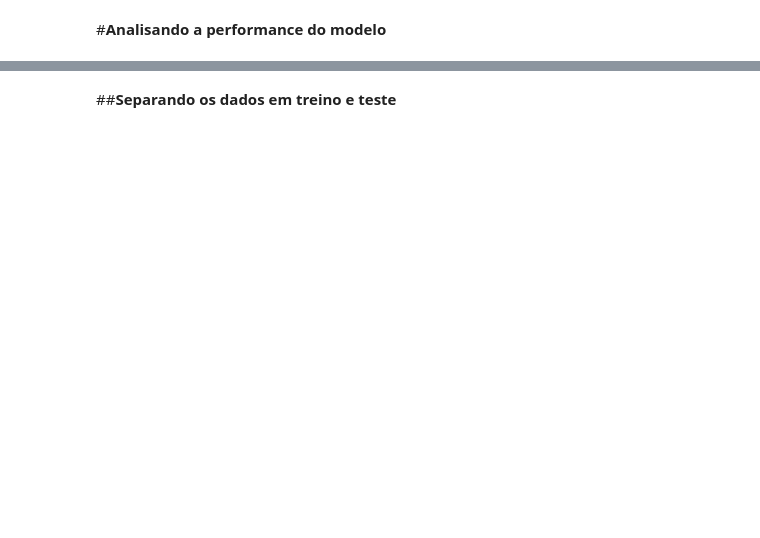
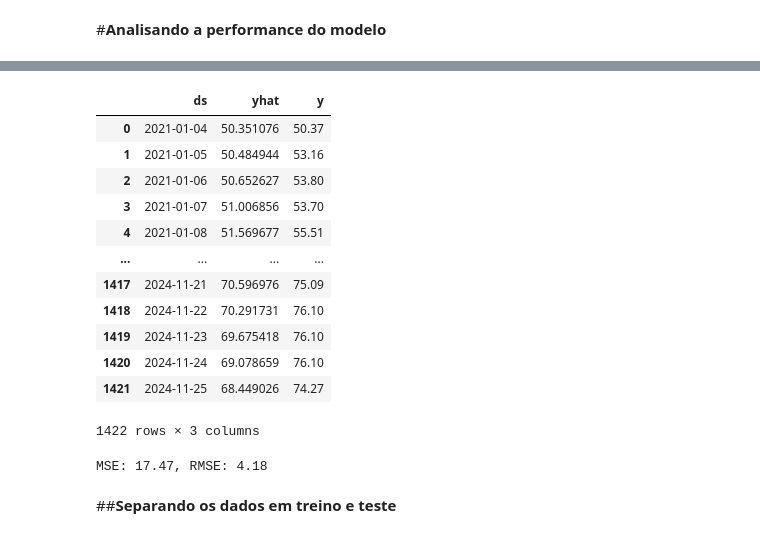
Before and after one commit to Engchsantos/Streamlit_App, a Jupyter notebook: Modelo_Prophet.ipynb, the cells around one changed output, grey strips where cells are left out. Cells and saved outputs as stored; diff of their text form; code cells hidden in the pictures; blank space fills up the shorter version.

```diff
--- a/Modelo_Prophet.ipynb
+++ b/Modelo_Prophet.ipynb
@@ -114,3 +191,30 @@ Portanto, a equação completa usada pelo Prophet para realizar previsões é um
+# %%
+# Juntando previsões com o conjunto de teste para comparação
+df_previsao = previsao[['ds', 'yhat']]
+df_comparacao = pd.merge(df_previsao, df_prophet, on='ds', how='inner')
+df_comparacao
+# %% [output]
+|  | ds | yhat | y |
+| 0 | 2021-01-04 | 50.351076 | 50.37 |
+| 1 | 2021-01-05 | 50.484944 | 53.16 |
+| 2 | 2021-01-06 | 50.652627 | 53.80 |
+| 3 | 2021-01-07 | 51.006856 | 53.70 |
+| 4 | 2021-01-08 | 51.569677 | 55.51 |
+| ... | ... | ... | ... |
+| 1417 | 2024-11-21 | 70.596976 | 75.09 |
+| 1418 | 2024-11-22 | 70.291731 | 76.10 |
+| 1419 | 2024-11-23 | 69.675418 | 76.10 |
+| 1420 | 2024-11-24 | 69.078659 | 76.10 |
+| 1421 | 2024-11-25 | 68.449026 | 74.27 |
+1422 rows × 3 columns
+# %%
+# Calculando métricas de erro
+mse = mean_squared_error(df_comparacao['y'], df_comparacao['yhat']).round(2)
+rmse = np.sqrt(mse).round(2)
+
+print(f'MSE: {mse}, RMSE: {rmse}')
+# %% [output]
+MSE: 17.47, RMSE: 4.18
 # %% [markdown]
 ##**Separando os dados em treino e teste**
 # %%
```
Also changed, not shown: parts of 59 cells of this notebook.
